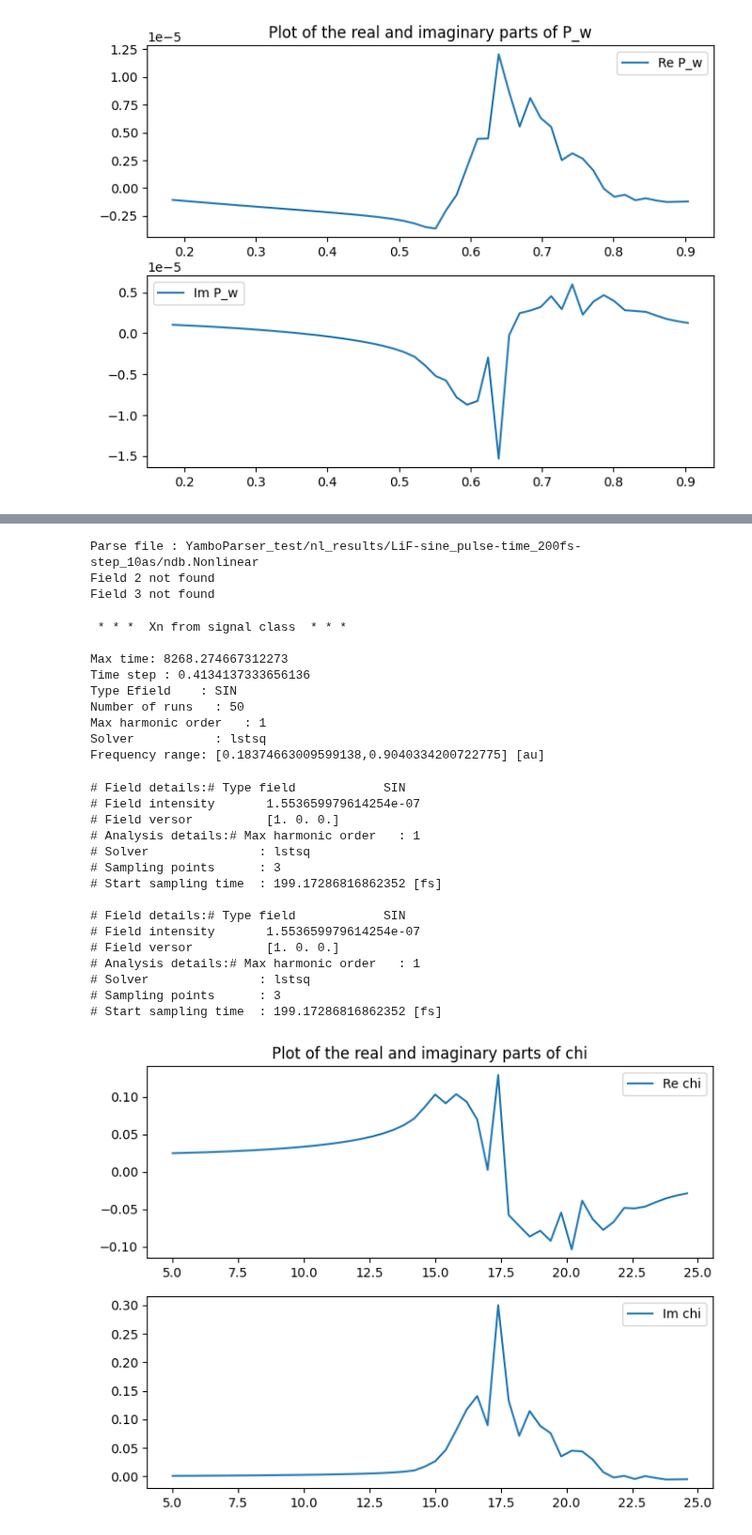
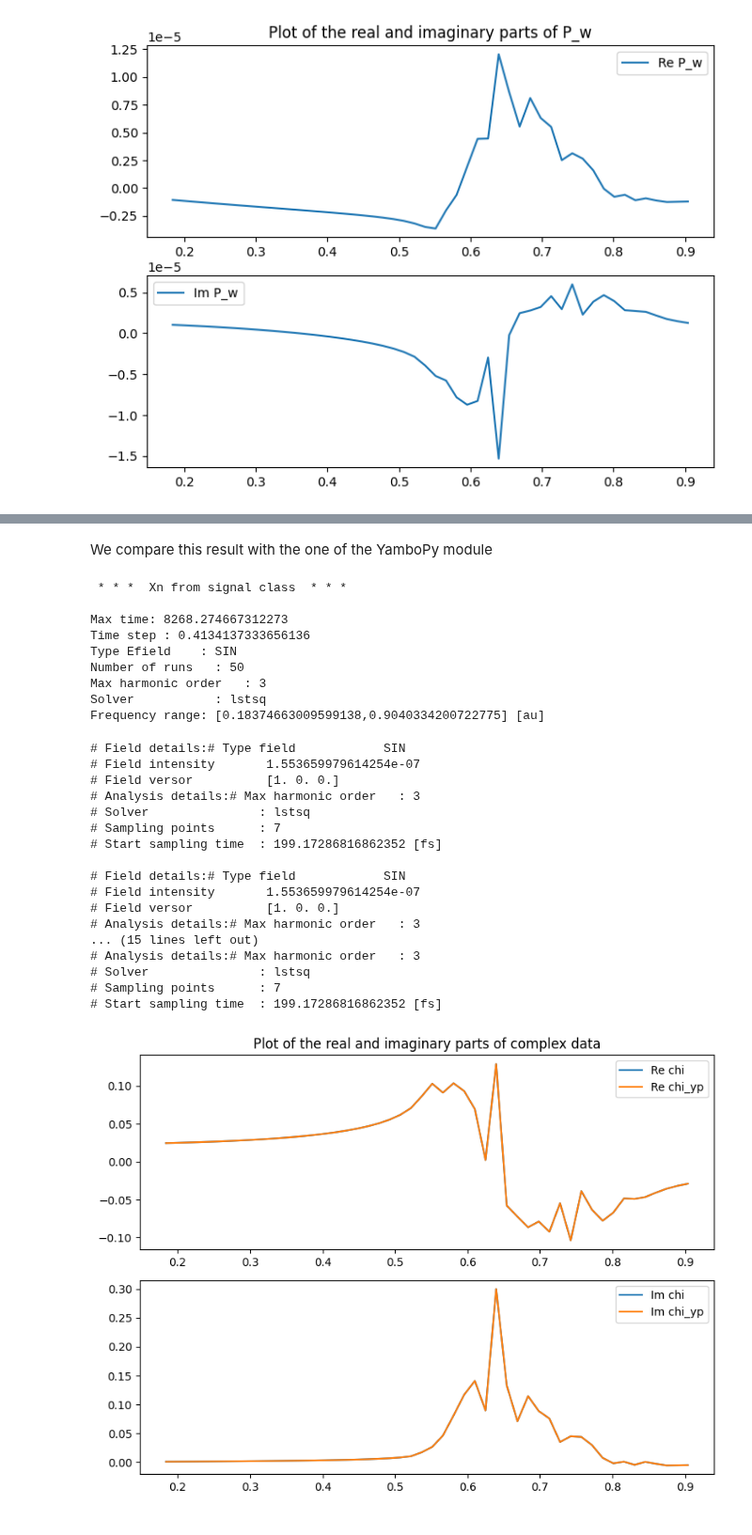
Before and after one commit to marcodalessandro76/MPPI, a Jupyter notebook: sphinx_source/tutorials/Analysis_Optics.ipynb, the cells around one changed output, grey strips where cells are left out. Shown at 94% size. Saved outputs shown, nothing was run; the diff lists cells and outputs as text; code cells hidden in the pictures.

```diff
--- a/sphinx_source/tutorials/Analysis_Optics.ipynb
+++ b/sphinx_source/tutorials/Analysis_Optics.ipynb
@@ -70,7 +70,7 @@ Parse file : YamboParser_test/nl_results/LiF-sine_pulse-time_200fs-step_10as/ndb
 Field 2 not found
 Field 3 not found
 # %%
-nl = NL.Xn_from_sine(data,Trange=[100,-1],X_order=2)
+nl = NL.Xn_from_sine(data,Trange=[100,-1],X_order=3,inactive_harmonics=None)
 # %% [output]
 Time range of the simulation (in au): 0.0 - 8268.274667312273
 Time range of the simulation (in fs): 0.0 - 200.00000162820604
@@ -117,2 +121,4 @@ To this aim we load the ndb produced by yambo_nl for LiF for a (bunch of) sine-s
+# %% [markdown]
+We compare this result with the one of the YamboPy module
 # %%
 from mppi.Utilities import NLanalysisYamboPy as NLYP
@@ -121,11 +125,5 @@ file = 'YamboParser_test/nl_results/LiF-sine_pulse-time_200fs-step_10as/ndb.Nonl
-# %%
-data = P.YamboNLDBParser(file)
-# %% [output]
-Parse file : YamboParser_test/nl_results/LiF-sine_pulse-time_200fs-step_10as/ndb.Nonlinear
-Field 2 not found
-Field 3 not found
 # %%
-SIG = NLYP.Xn_from_sine(data,X_order=1,solver='lstsq',nsamp=-1,debug_mode=False) #,T_range=[10*C.FsToAu,200*C.FsToAu]
+SIG = NLYP.Xn_from_sine(data,X_order=3,solver='lstsq',nsamp=-1,debug_mode=False) #,T_range=[10*C.FsToAu,200*C.FsToAu]
 #,T_range=[50.0*C.FsToAu,100.0*C.FsToAu]
 print(SIG)
 # %% [output]
@@ -135,30 +133,32 @@ Max time: 8268.274667312273
 Time step : 0.4134137333656136
 Type Efield    : SIN
 Number of runs   : 50
-Max harmonic order   : 1
+Max harmonic order   : 3
 Solver           : lstsq
 Frequency range: [0.18374663009599138,0.9040334200722775] [au]
 # %%
 out = SIG.perform_analysis()
-freqs,chi = SIG.output_analysis(out)
+freqs,chi_yp = SIG.output_analysis(out)
 #chi.shape
 # %% [output]
 # Field details:# Type field            SIN
 # Field intensity       1.553659979614254e-07
 # Field versor          [1. 0. 0.]
-# Analysis details:# Max harmonic order   : 1
+# Analysis details:# Max harmonic order   : 3
 # Solver               : lstsq
-# Sampling points      : 3
+# Sampling points      : 7
 # Start sampling time  : 199.17286816862352 [fs]
 
 # Field details:# Type field            SIN
 # Field intensity       1.553659979614254e-07
 # Field versor          [1. 0. 0.]
-# Analysis details:# Max harmonic order   : 1
+# Analysis details:# Max harmonic order   : 3
+... (15 lines left out)
+# Analysis details:# Max harmonic order   : 3
 # Solver               : lstsq
-# Sampling points      : 3
+# Sampling points      : 7
 # Start sampling time  : 199.17286816862352 [fs]
 # %%
-U.Plot_ComplexArray(C.HaToeV*freqs,chi[1,:,0],label='chi') #,xlim=(0,1)
+U.Plot_ComplexArray(nl.fields_freqs,chi[0,:,0],label='chi',data2=chi_yp[1,:,0],label2='chi_yp')
 # %% [output]
-[figure, old version]
+[figure, new version]
```
Also changed, not shown: parts of 10 cells of this notebook, 3 other files.
